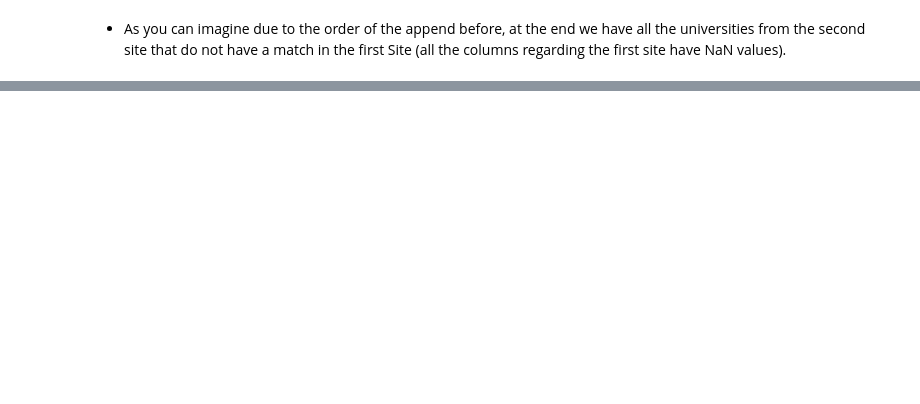
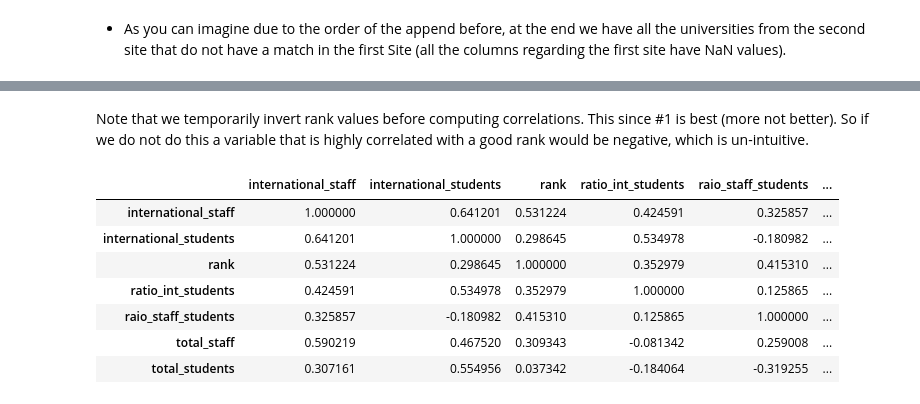
Before and after one commit to christian-5-28/ADA-Sciuto-Smith-Tarantino, a Jupyter notebook: 02 - Data from the Web/Homework 2.ipynb, the cells around one changed output, grey strips where cells are left out. Drawn from its saved outputs; the diff is of its cells as text; code cells hidden in the pictures; blank space fills up the shorter version.

```diff
--- a/02 - Data from the Web/Homework 2.ipynb
+++ b/02 - Data from the Web/Homework 2.ipynb
@@ -655,0 +666,30 @@ final_df.tail(10)
+# %%
+import math
+import numpy as np
+from matplotlib import pyplot as plt
+from matplotlib import cm as cm
+# df = pd.read_csv('Data/final_df.csv', encoding='latin1') # If things don't work, load this as failsafe.
+df = final_df.copy()
+df = df.reset_index().rename(columns = {'index':'Name'})
+# %% [markdown]
+Note that we temporarily invert rank values before computing correlations. This since #1 is best (more not better). So if we do not do this a variable that is highly correlated with a good rank would be negative, which is un-intuitive.
+# %%
+df1 = df.copy().iloc[:, [2, 3, 4, 5, 6, 8, 9]]
+df1.columns = ['international_staff', 'international_students', 'rank', 'ratio_int_students', 'raio_staff_students', 'total_staff', 'total_students']
+df1 = df1.dropna()
+old_rank = df1['rank']
+
+# Invert rank values since #1 is best (more not better), else correlations with highter rank will be negative.
+df1['rank'] = pd.Series([199] * 199) - df1['rank']
+corr_mat = df1.corr()
+df['rank'] = old_rank # And change it back
+corr_mat
+# %% [output]
+|  | international_staff | international_students | rank | ratio_int_students | raio_staff_students | ... |
+| international_staff | 1.000000 | 0.641201 | 0.531224 | 0.424591 | 0.325857 | ... |
+| international_students | 0.641201 | 1.000000 | 0.298645 | 0.534978 | -0.180982 | ... |
+| rank | 0.531224 | 0.298645 | 1.000000 | 0.352979 | 0.415310 | ... |
+| ratio_int_students | 0.424591 | 0.534978 | 0.352979 | 1.000000 | 0.125865 | ... |
+| raio_staff_students | 0.325857 | -0.180982 | 0.415310 | 0.125865 | 1.000000 | ... |
+| total_staff | 0.590219 | 0.467520 | 0.309343 | -0.081342 | 0.259008 | ... |
+| total_students | 0.307161 | 0.554956 | 0.037342 | -0.184064 | -0.319255 | ... |
```
Also changed, not shown: parts of 11 cells of this notebook, 3 other files.
